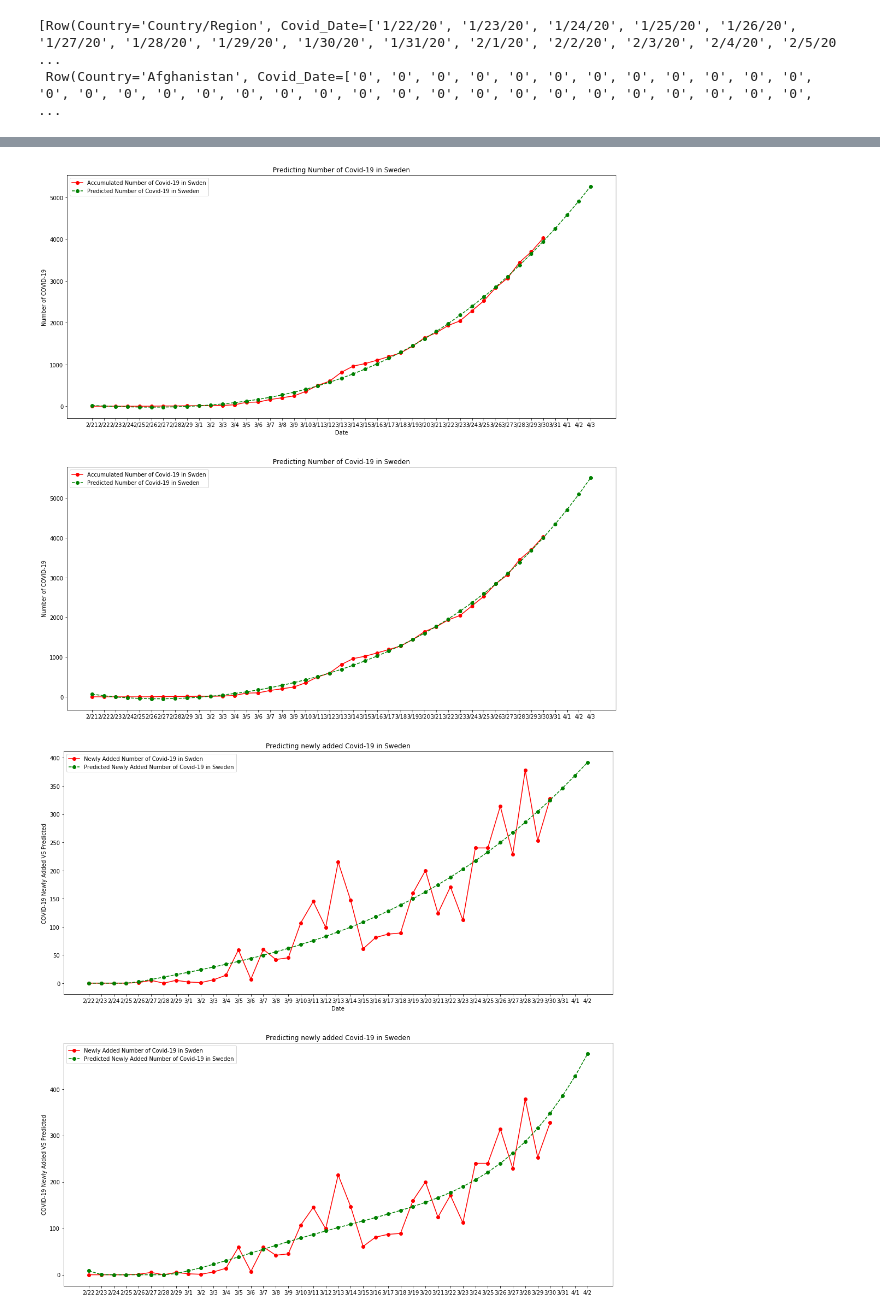
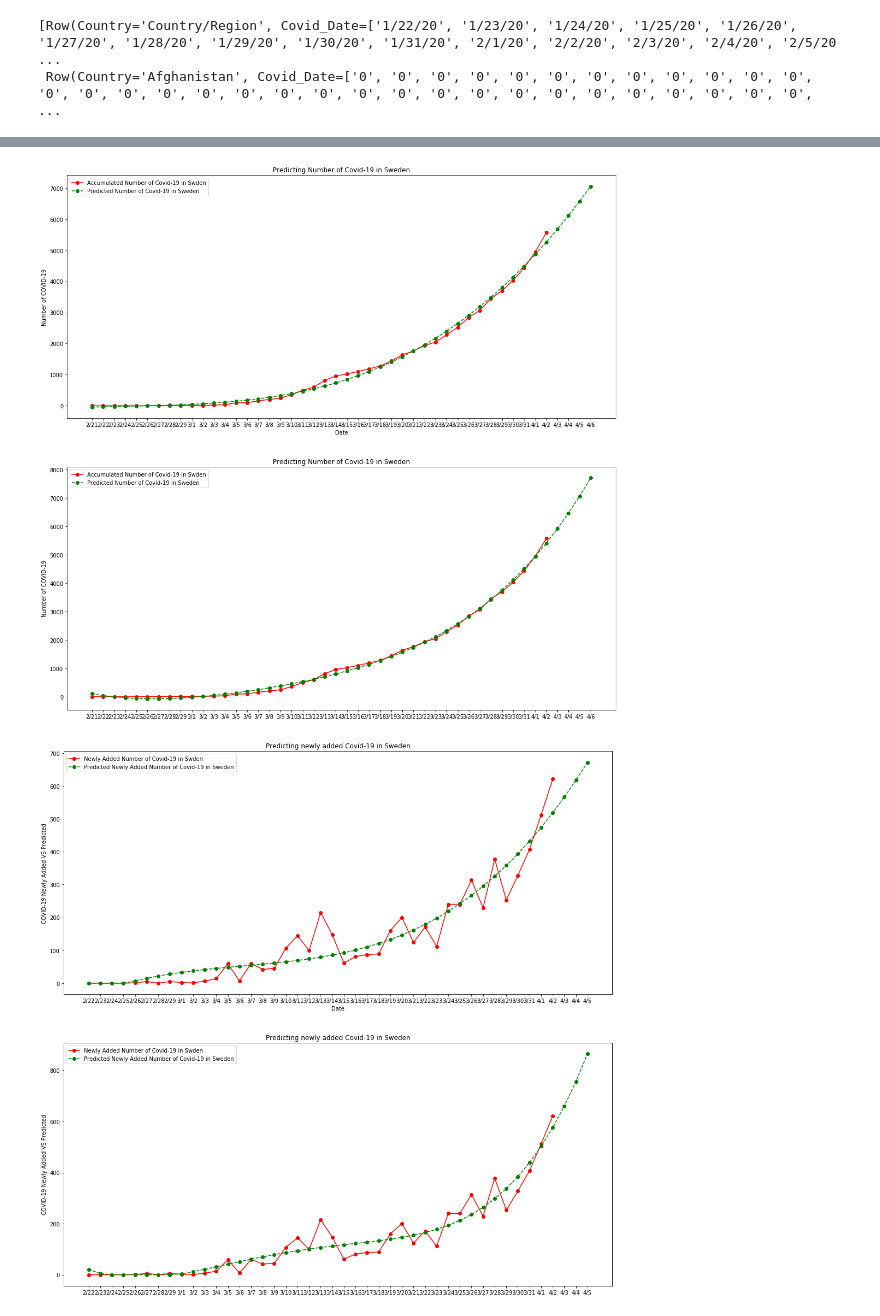
Before and after one commit to xingyazhou/datageek-github, a Jupyter notebook: COVID-19 Analysis.ipynb, the cells around one changed output, grey strips where cells are left out. Saved outputs shown, nothing was run; the diff lists cells and outputs as text; code cells hidden in the pictures.

```diff
--- a/COVID-19 Analysis.ipynb
+++ b/COVID-19 Analysis.ipynb
@@ -61,7 +61,7 @@ countries=["Sweden","Norway","Finland","Denmark"]
 markers=["-ro","-bo","-go","-mo"]
 width = 0.45  # the width of the bars
 
-fig, ax = plt.subplots(figsize=(14,8))
+fig, ax = plt.subplots(figsize=(14,10))
 ax.set_title('Total Confirmed number of Covid-19 Grouped by Countries')
 ax.set_ylabel('Number of Covid-19')
 ax.set_xlabel('Date')
@@ -186,7 +186,7 @@ plt.legend(loc="upper left")
 
 plt.show()
 # %% [output]
-[figure, old version]
+[figure, new version]
 # %%
 length=len(dy[30:])
 x = np.linspace(1, length,length)
@@ -194,7 +194,9 @@ x2 = np.linspace(1, length+3,length+3)
 dates=['2/21', '2/22', '2/23', '2/24', '2/25', '2/26', '2/27', '2/28',
        '2/29', '3/1', '3/2', '3/3', '3/4', '3/5', '3/6', '3/7', '3/8',
        '3/9','3/10', '3/11', '3/12', '3/13','3/14','3/15', '3/16','3/17',
-       '3/18', '3/19', '3/20','3/21','3/22', '3/23','3/24','3/25','3/26','3/27', '3/28','3/29','3/30', '3/31', '4/1', '4/2']
+       '3/18', '3/19', '3/20','3/21','3/22', '3/23','3/24','3/25','3/26','3/27', '3/28','3/29','3/30', '3/31',
+       '4/1', '4/2','4/3', '4/4','4/5', '4/6','4/7','4/8','4/9','4/10','4/11',
+      '4/12','4/13', '4/14','4/15','4/16','4/17','4/18','4/19']
 
 Covid_Sweden=df.select("Covid_Date").where(df.Country=="Sweden")
 acc_num_covid=Covid_Sweden.toPandas().Covid_Date.array[0]
@@ -206,34 +208,34 @@ p3 = np.poly1d(z3)
 y3=p3(x2)
 for i in range(len(y3)):
    if y3[i]<0:
     y3[i]=0
 
 z4 = np.polyfit(x,dy[30:], 4)
 p4 = np.poly1d(z4)
 y4=p4(x2)
 for i in range(len(y4)):
    if y4[i]<0:
     y4[i]=0
 
 plt.figure(figsize=(18,18))
 plt.subplot(2, 1, 1)
 plt.title("Predicting newly added Covid-19 in Sweden")
 plt.xlabel("Date")
 plt.ylabel("COVID-19 Newly Added VS Predicted")
 plt.plot(dates[1:len(dy[30:])+1],dy[30:],'-ro',label="Newly Added Number of Covid-19 in Swden")
 plt.plot(dates[1:len(x2)+1],y3,'--go',label="Predicted Newly Added Number of Covid-19 in Sweden")
 plt.legend(loc="upper left")
 
 plt.subplot(2, 1, 2)
 plt.title("Predicting newly added Covid-19 in Sweden")
 plt.ylabel("COVID-19 Newly Added VS Predicted")
 plt.plot(dates[1:len(dy[30:])+1],dy[30:],'-ro',label="Newly Added Number of Covid-19 in Swden")
 plt.plot(dates[1:len(x2)+1],y4,'--go',label="Predicted Newly Added Number of Covid-19 in Sweden")
 plt.legend(loc="upper left")
 
 plt.show()
 # %% [output]
-[figure, old version]
+[figure, new version]
 # %%
 c="Italy"
 Covid_Sweden=df.select("Covid_Date").where(df.Country==c)
```
Also changed, not shown: parts of 9 cells of this notebook.
